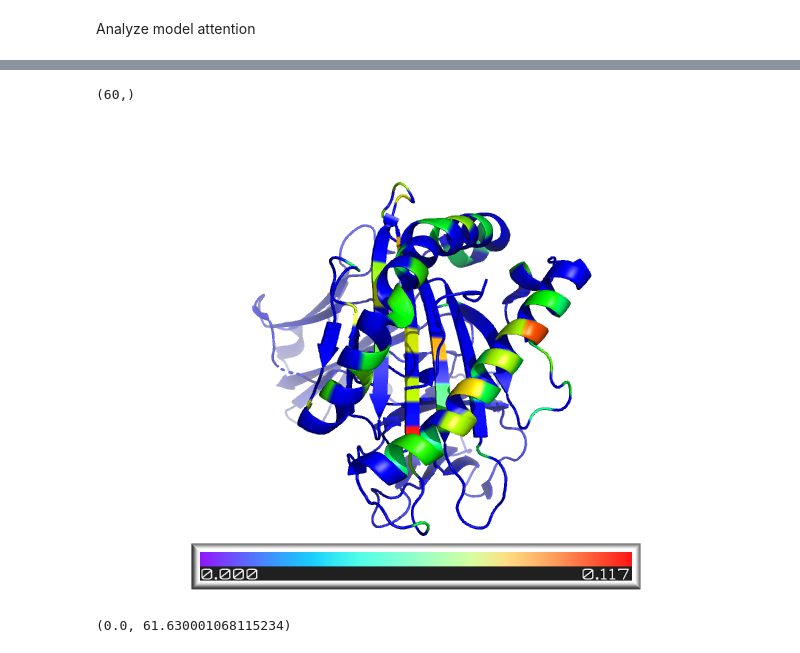
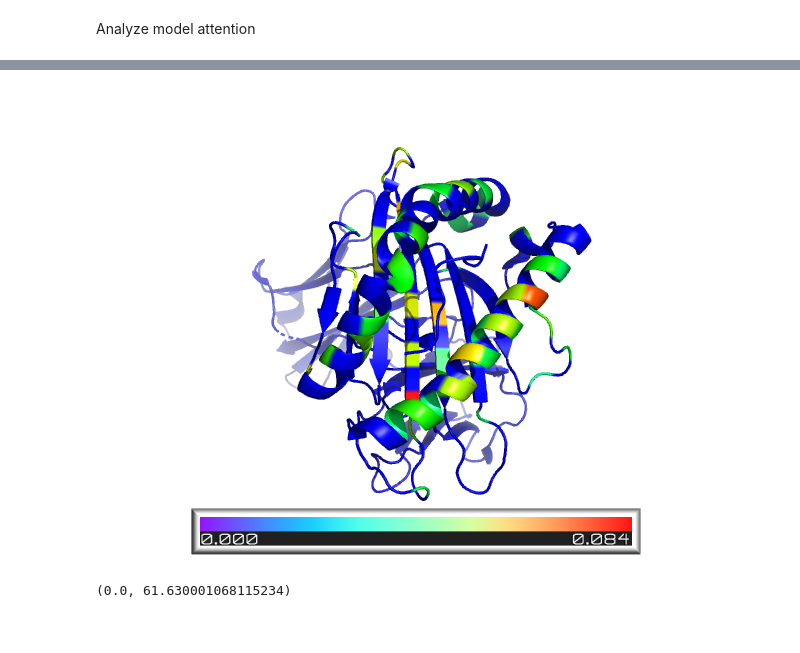
Before and after one commit to mhbakalar/phla-prediction, a Jupyter notebook: analysis/analysis.ipynb, the cells around one changed output, grey strips where cells are left out. Saved outputs shown, nothing was run; the diff lists cells and outputs as text; code cells hidden in the pictures.

```diff
--- a/analysis/analysis.ipynb
+++ b/analysis/analysis.ipynb
@@ -77,37 +102,37 @@ for head in np.arange(0,32):
 # %%
 import bfactors
 from pymol import cmd
 
-head = 0
+head = 10
 
 hla_head_vals = data_avg[head,0:60,0:60].mean(axis=0).numpy()
 hla_head_mean = data_avg.mean(axis=0)[0:60,0:60].mean(axis=0).numpy()
 
 # Fill in protein sites that are not processed by Transformer
 hla_attn = bfactors.map_data_to_sites(hla_head_vals, '../data/variable_sites.txt')
 hla_mean_attn = bfactors.map_data_to_sites(hla_head_mean, '../data/variable_sites.txt')
 
 # Peptide level attention
 pep_attn = data_avg[head,0:60,60:].mean(axis=1).numpy()
 pep_mean_attn = data_avg.mean(axis=0)[0:60,60:].mean(axis=1).numpy()
 
 
 
 # PyMol commands
 cmd.load('../data/1jf1.pdb')
 cmd.alter('1jf1',"b=0")
 
-bfactors.reassign_b_factors('1jf1', 'A', hla_sum_attn)
-bfactors.reassign_b_factors('1jf1', 'C', pep_head_sum*100)
+bfactors.reassign_b_factors('1jf1', 'A', hla_mean_attn)
+#bfactors.reassign_b_factors('1jf1', 'C', pep_head_sum*100)
 
 cmd.remove('resn hoh')
 cmd.spectrum("b", "rainbow", "%s and n. CA " % '1jf1')
 cmd.ramp_new("count", '1jf1', [min(hla_attn), max(hla_attn)], "rainbow")
 cmd.recolor()
+cmd.save('../output/1jf1_head.pdb')
 cmd.ipython_image()
 # %% [output]
-(60,)
-[figure, old version]
+[figure, new version]
 # %%
 
 mol = '1jf1'
```
Also changed, not shown: parts of 5 cells of this notebook, 6 other files.
